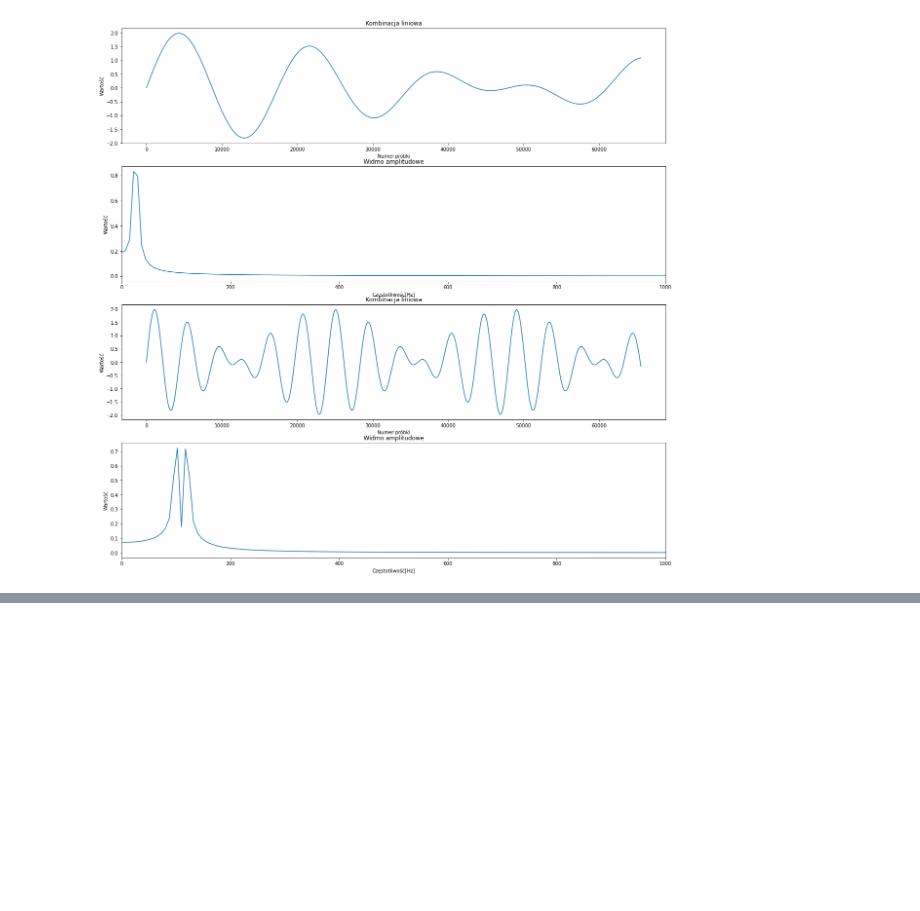
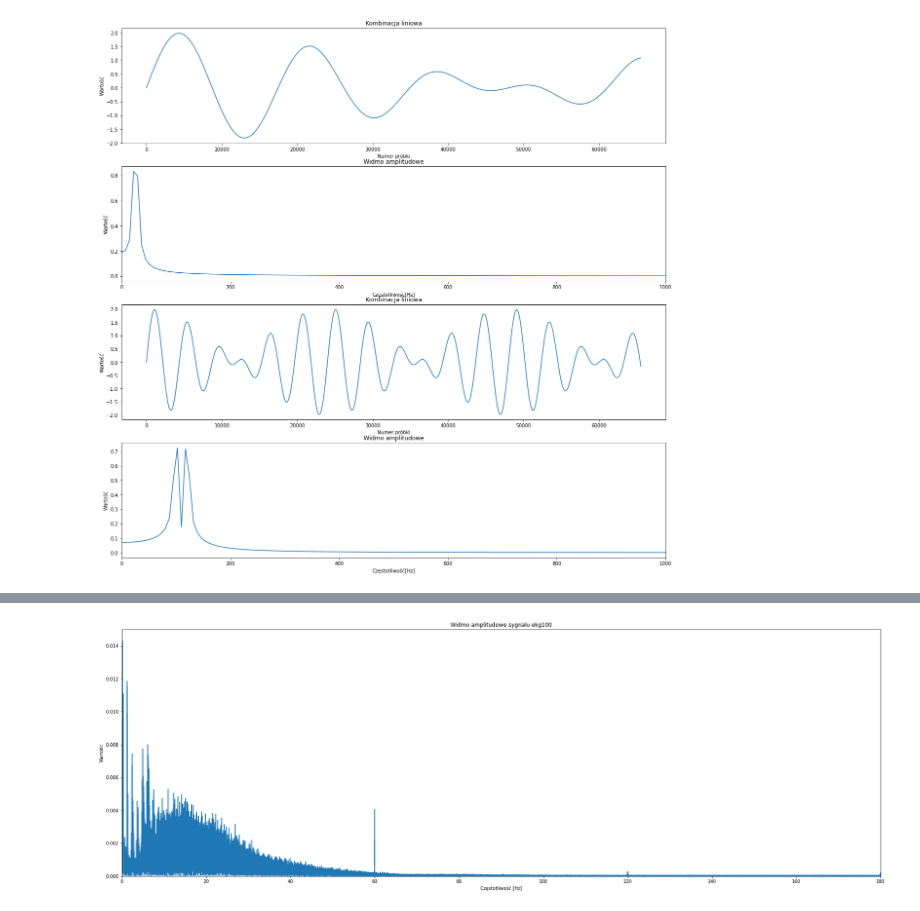
Before and after one commit to magdalena09/CPSiO-lab, a Jupyter notebook: lab1.ipynb, the cells around one changed output, grey strips where cells are left out. Cells and saved outputs as stored; diff of their text form; code cells hidden in the pictures; blank space fills up the shorter version.

```diff
--- a/lab1.ipynb
+++ b/lab1.ipynb
@@ -209,0 +226,14 @@ plt.show()
+# %%
+x = np.fft.fftfreq(ekg100.size, 1/sampling_frequency_ekg100)
+y = np.abs(np.fft.fft(ekg100['1']))/(ekg100.size//2)
+
+plt.figure(figsize=(30,10))
+plt.plot(x, y)
+plt.xlim(0,sampling_frequency_ekg100/2)
+plt.ylim(0,0.015)
+plt.title('Widmo amplitudowe sygnału ekg100')
+plt.xlabel('Częstotliwość [Hz]')
+plt.ylabel('Wartość')
+plt.show()
+# %% [output]
+[figure, added]
```
Also changed, not shown: parts of 6 cells of this notebook.
